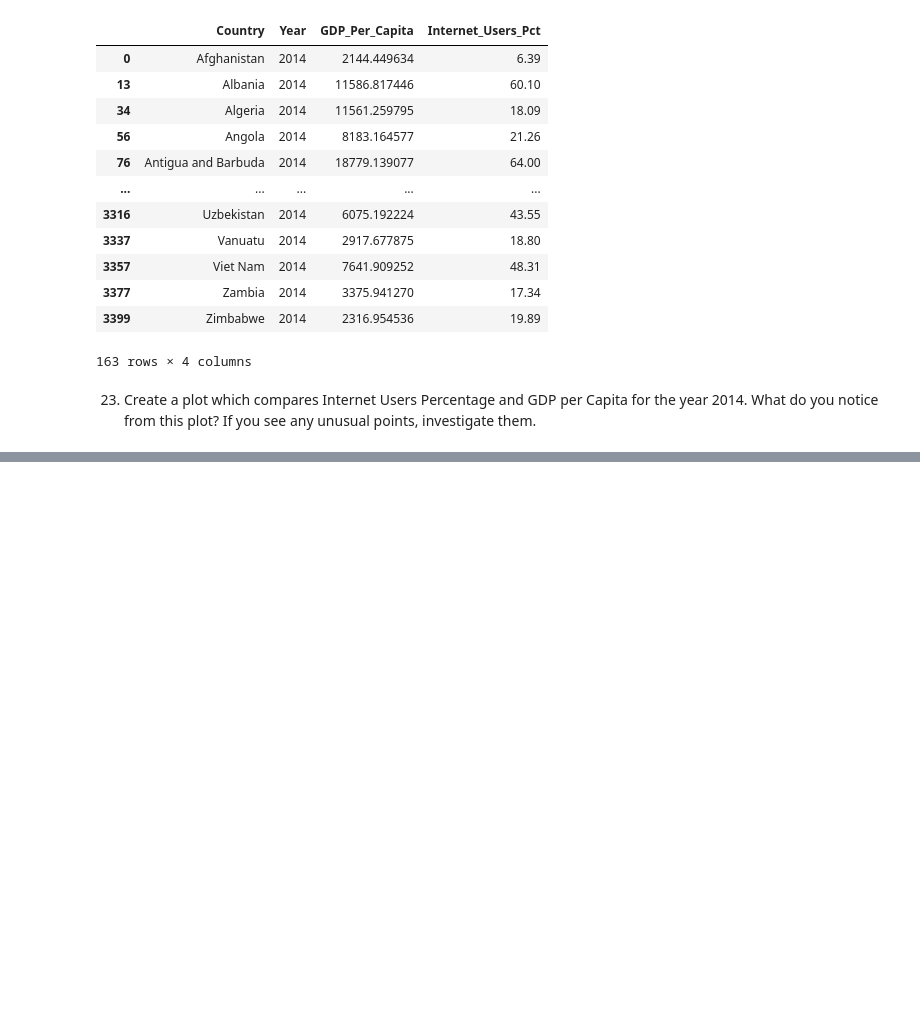
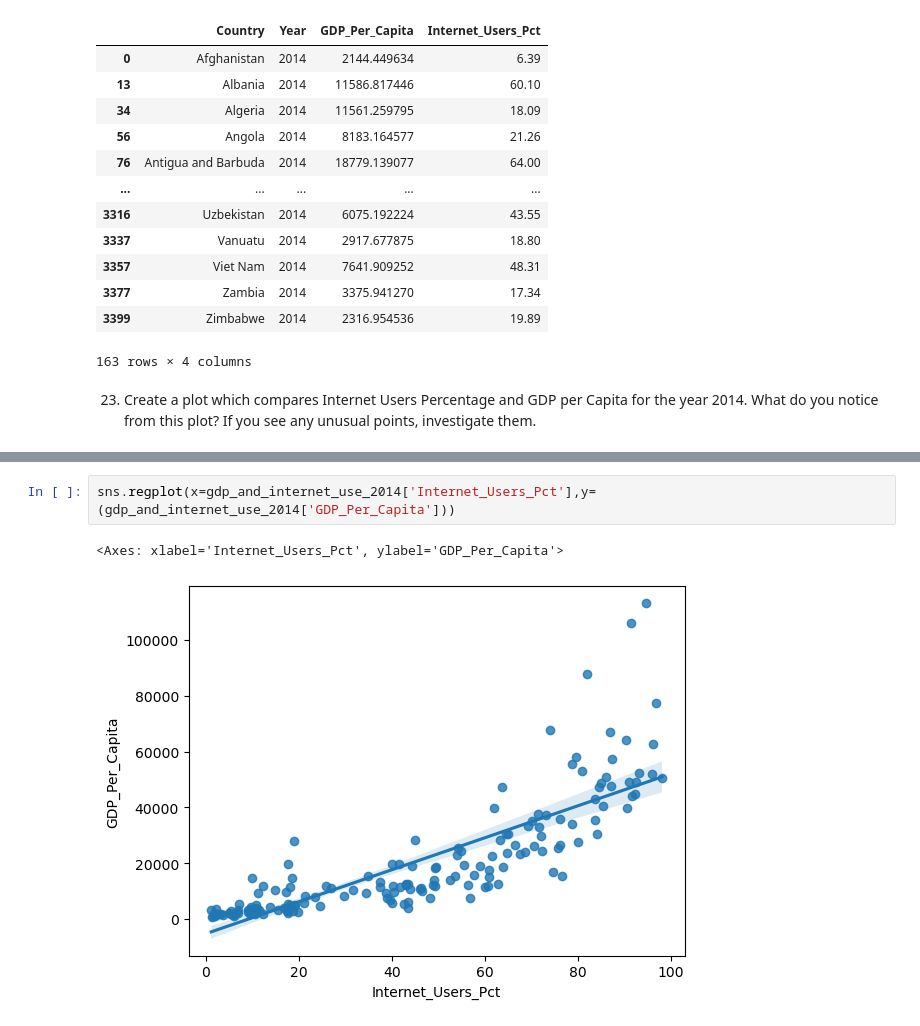
Before and after one commit to NSS-Data-Analytics-Cohort-10/gdp-and-internet-usage-rushichokshi, a Jupyter notebook: notebooks/un_notebook.ipynb, the cells around one changed output, grey strips where cells are left out. Drawn from its saved outputs; the diff is of its cells as text; blank space fills up the shorter version.

```diff
--- a/notebooks/un_notebook.ipynb
+++ b/notebooks/un_notebook.ipynb
@@ -784,0 +788,5 @@ AttributeError: 'DataFrame' object has no attribute 'scatterplot'
+# %%
+sns.regplot(x=gdp_and_internet_use_2014['Internet_Users_Pct'],y=(gdp_and_internet_use_2014['GDP_Per_Capita']))
+# %% [output]
+<Axes: xlabel='Internet_Users_Pct', ylabel='GDP_Per_Capita'>
+[figure, added]
```
Also changed, not shown: parts of 5 cells of this notebook.
